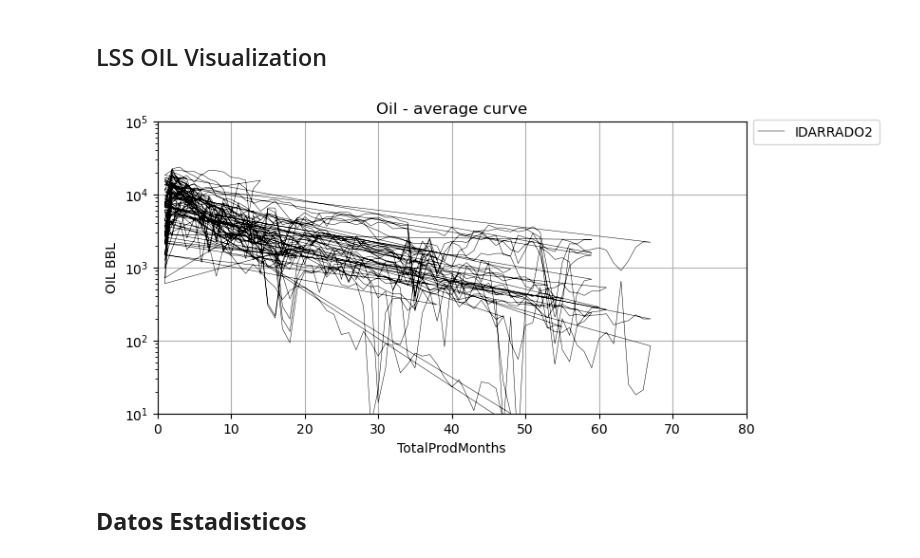
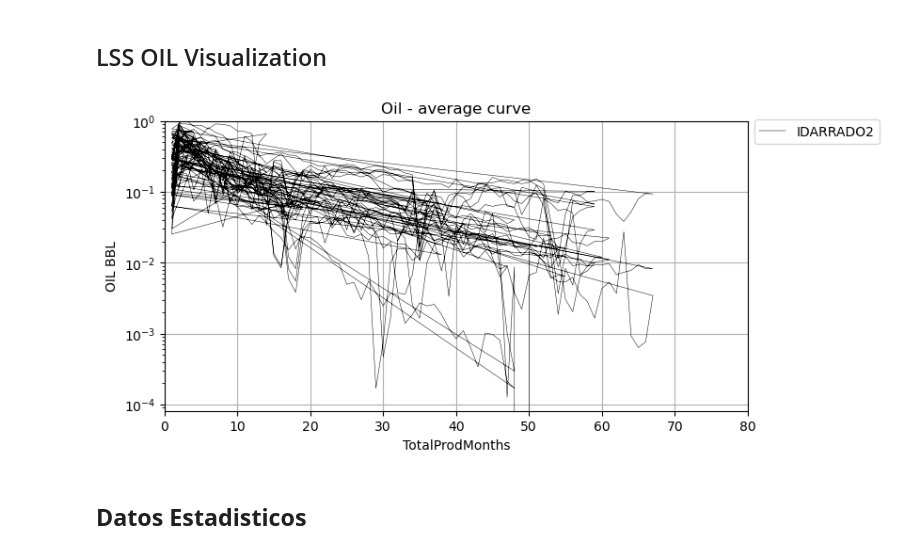
Before and after one commit to dasxgo/rocket-app, a Jupyter notebook: tap_rock_shlitz.ipynb, the cells around one changed output. Drawn from its saved outputs; the diff is of its cells as text; code cells hidden in the pictures.

Commit message:
normalization method  max - min

```diff
--- a/tap_rock_shlitz.ipynb
+++ b/tap_rock_shlitz.ipynb
@@ -252,0 +281,4 @@ df_lss = df[df['RESERVOIR'] == "LSS"]
+# %%
+# Normalization method min-max
+
+df_lss['OIL BBL'] = (df_lss['OIL BBL']-df_lss['OIL BBL'].min()) / (df_lss['OIL BBL'].max()-df_lss['OIL BBL'].min())
@@ -255,20 +328,20 @@ df_lss = df[df['RESERVOIR'] == "LSS"]
 # %%
 x = "TotalProdMonths"
 y = "OIL BBL"
 
 plt.figure(figsize=(8,4))
-plt.plot(x,y, label='IDARRADO2', data=df_lss, linewidth=0.35, color="black", linestyle='-')
+plt.plot(x,y, label='IDARRADO2', data=df_lss, linewidth=0.35, color="black")
 plt.title("Oil - average curve")
 plt.xlabel("TotalProdMonths")
 plt.ylabel("OIL BBL")
 plt.yscale('log')
 plt.grid(True)
-plt.axis([0, 80, 10,100000])
+plt.axis([0, 80, 0,1])
 plt.legend(loc="lower left", bbox_to_anchor=(1,0.9))
 
 plt.show()
 # %% [output]
-[figure, old version]
+[figure, new version]
 # %% [markdown]
 ## **Datos Estadisticos**
 # %%
```
Also changed, not shown: parts of 13 cells of this notebook.
